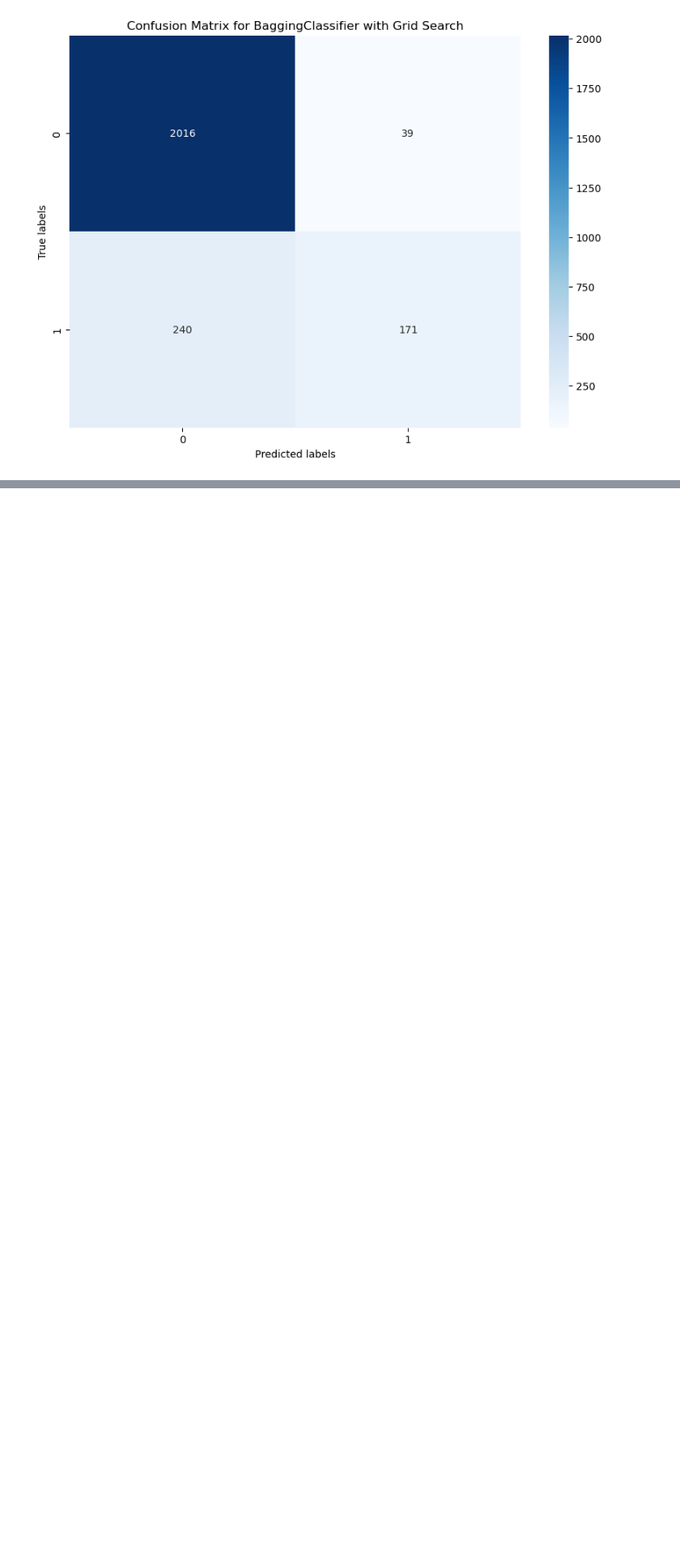
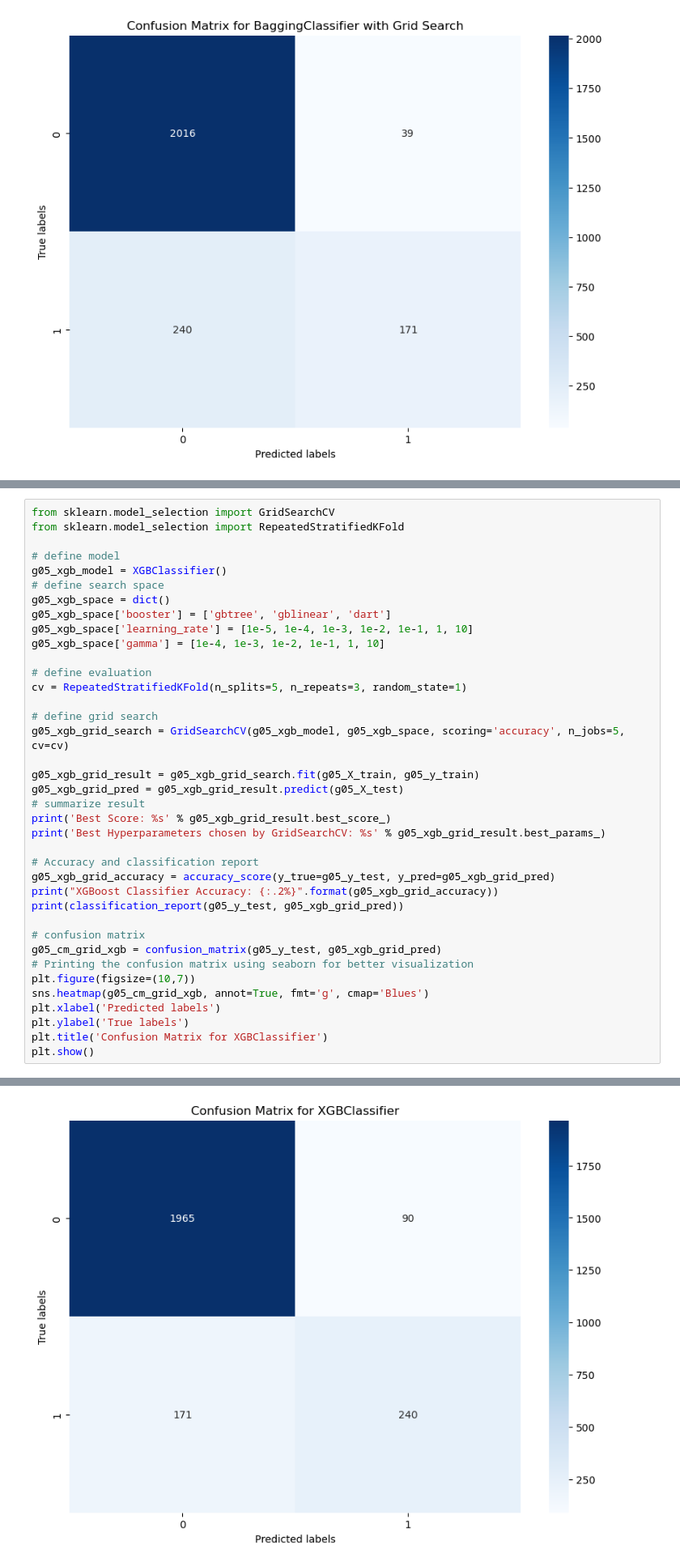
Before and after one commit to WK025/machine_learning, a Jupyter notebook: A3/assignment_03.ipynb, the cells around one changed output, grey strips where cells are left out. Shown at 81% size. Cells and saved outputs as stored; diff of their text form; blank space fills up the shorter version.

```diff
--- a/A3/assignment_03.ipynb
+++ b/A3/assignment_03.ipynb
@@ -421,0 +460,39 @@ weighted avg       0.88      0.89      0.87      2466
+# %%
+from sklearn.model_selection import GridSearchCV
+from sklearn.model_selection import RepeatedStratifiedKFold
+
+# define model
+g05_xgb_model = XGBClassifier()
+# define search space
+g05_xgb_space = dict()
+g05_xgb_space['booster'] = ['gbtree', 'gblinear', 'dart']
+g05_xgb_space['learning_rate'] = [1e-5, 1e-4, 1e-3, 1e-2, 1e-1, 1, 10]
+g05_xgb_space['gamma'] = [1e-4, 1e-3, 1e-2, 1e-1, 1, 10]
+
+# define evaluation
+cv = RepeatedStratifiedKFold(n_splits=5, n_repeats=3, random_state=1)
+
+# define grid search
+g05_xgb_grid_search = GridSearchCV(g05_xgb_model, g05_xgb_space, scoring='accuracy', n_jobs=5, cv=cv)
+
+g05_xgb_grid_result = g05_xgb_grid_search.fit(g05_X_train, g05_y_train)
+g05_xgb_grid_pred = g05_xgb_grid_result.predict(g05_X_test)
+# summarize result
+print('Best Score: %s' % g05_xgb_grid_result.best_score_)
+print('Best Hyperparameters chosen by GridSearchCV: %s' % g05_xgb_grid_result.best_params_)
+
+# Accuracy and classification report
+g05_xgb_grid_accuracy = accuracy_score(y_true=g05_y_test, y_pred=g05_xgb_grid_pred)
+print("XGBoost Classifier Accuracy: {:.2%}".format(g05_xgb_grid_accuracy))
+print(classification_report(g05_y_test, g05_xgb_grid_pred))
+
+# confusion matrix
+g05_cm_grid_xgb = confusion_matrix(g05_y_test, g05_xgb_grid_pred)
+# Printing the confusion matrix using seaborn for better visualization
+plt.figure(figsize=(10,7))
+sns.heatmap(g05_cm_grid_xgb, annot=True, fmt='g', cmap='Blues')
+plt.xlabel('Predicted labels')
+plt.ylabel('True labels')
+plt.title('Confusion Matrix for XGBClassifier')
+plt.show()
+# %% [output]
@@ -422,3 +510,4 @@ weighted avg       0.88      0.89      0.87      2466
+[figure, added]
 # %% [markdown]
 # Classification with RandomSearchCV (8 Points):
 
```
Also changed, not shown: parts of 11 cells of this notebook.
